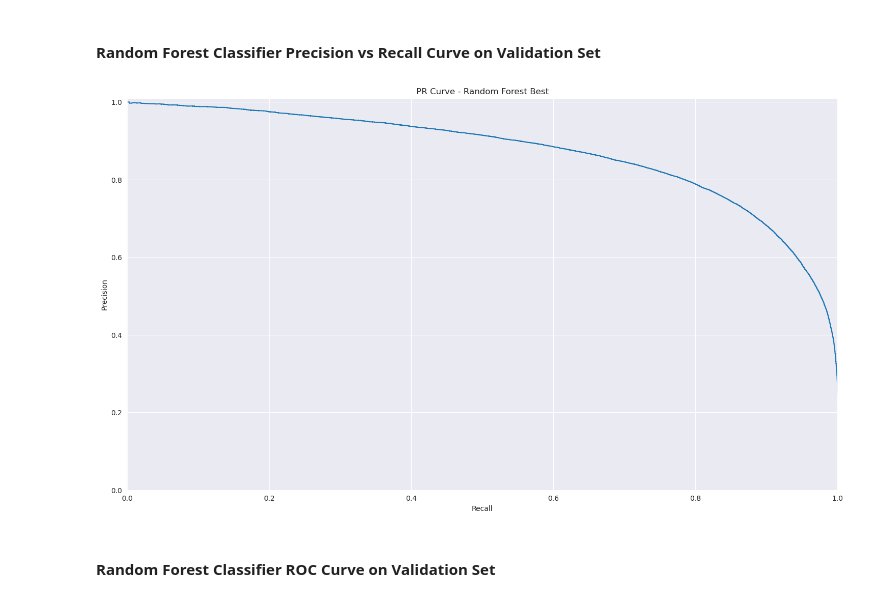
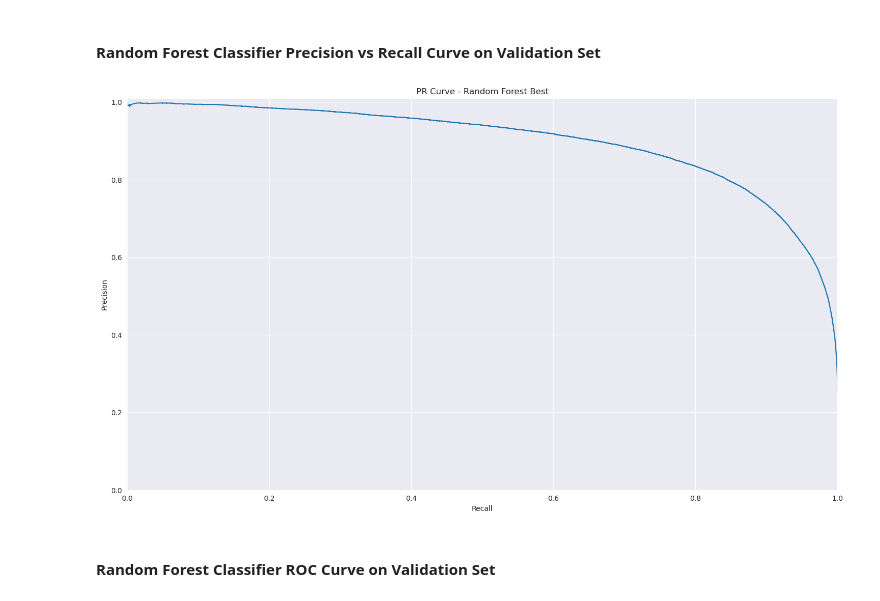
Before and after one commit to Yuvraj-Dhepe/Projects, a Jupyter notebook: US-Accidents-Project/project-4-us-accidents-model-runs.ipynb, the cells around one changed output. Saved outputs shown, nothing was run; the diff lists cells and outputs as text; code cells hidden in the pictures.

```diff
--- a/US-Accidents-Project/project-4-us-accidents-model-runs.ipynb
+++ b/US-Accidents-Project/project-4-us-accidents-model-runs.ipynb
@@ -1511,22 +1511,22 @@ weighted avg       0.82      0.82      0.82     50475
 # %%
 Y = label_binarize(y_test, classes=[1, 2, 3, 4])
 
-y_score = rfc.predict_proba(X_test)
+y_score = best_rfc.predict_proba(X_test)
 
 precision["Random Forest Best"], recall["Random Forest Best"], _ = precision_recall_curve(Y.ravel(), y_score.ravel())
 fpr["Random Forest Best"], tpr["Random Forest Best"], _ = roc_curve(Y.ravel(), y_score.ravel())
 
 plt.figure(figsize=(18, 10))
 plt.step(recall["Random Forest Best"], precision["Random Forest Best"], where="post")
 
 plt.xlabel("Recall")
 plt.ylabel("Precision")
 plt.xlim([0, 1])
 plt.ylim([0, 1.01])
 plt.title("PR Curve - Random Forest Best")
 plt.show()
 # %% [output]
-[figure, old version]
+[figure, new version]
 # %% [markdown]
 #### Random Forest Classifier ROC Curve on Validation Set
 # %%
```
Also changed, not shown: parts of 14 cells of this notebook.
